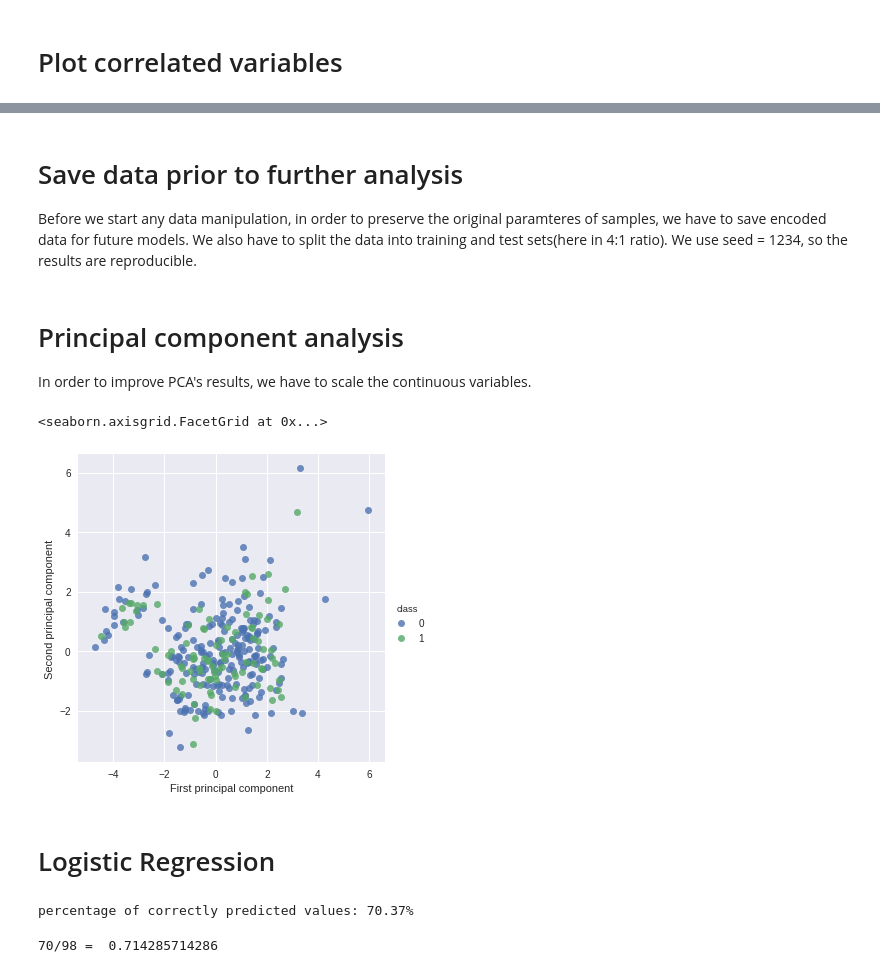
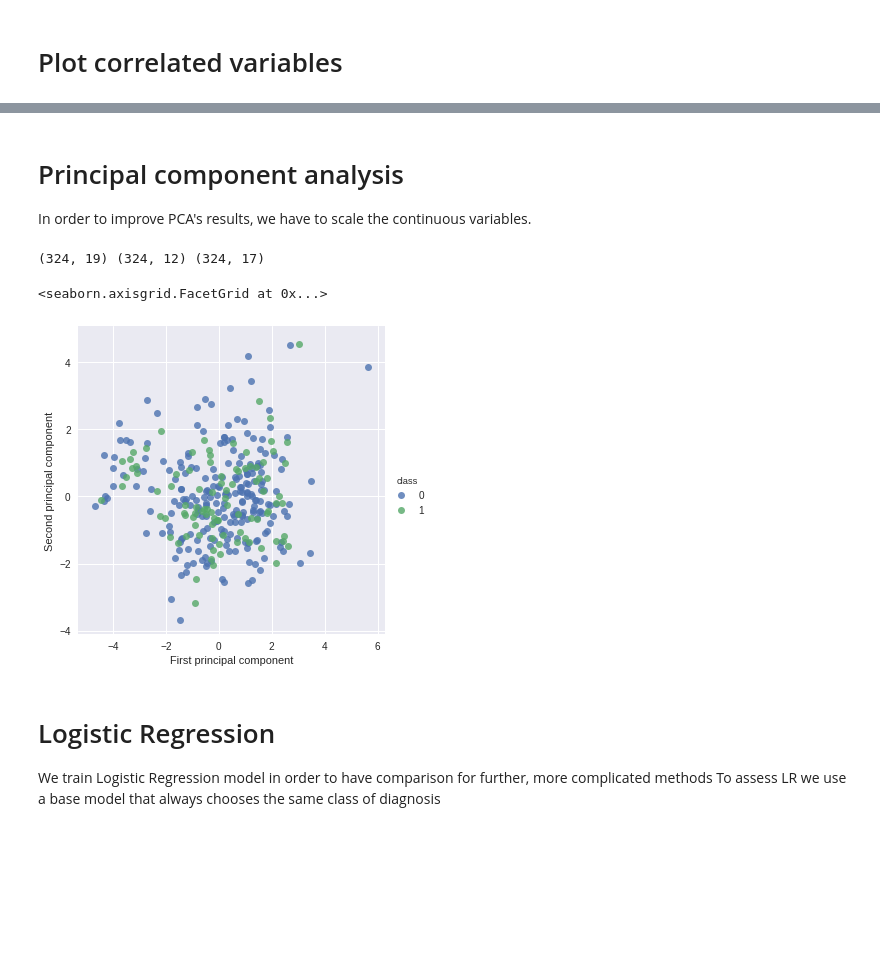
Before and after one commit to cheminfIBB/MM-diagnosis, a Jupyter notebook: Malignant mesothelioma analysis.ipynb, the cells around one changed output, grey strips where cells are left out. Cells and saved outputs as stored; diff of their text form; code cells hidden in the pictures; blank space fills up the shorter version.

Commit message:
Fix issues, add stats for logistic regression

```diff
--- a/Malignant mesothelioma analysis.ipynb
+++ b/Malignant mesothelioma analysis.ipynb
@@ -173,0 +217,10 @@ dtype: float64
+# %%
+enc = OneHotEncoder(sparse=False)
+onehot_X = enc.fit_transform(categorical_non_binary)
+
+temp = np.hstack((onehot_X, categorical_binary, continuous, np.array(data["class of diagnosis"]).reshape(324,1)))
+
+data_encoded = pd.DataFrame(temp)
+encoded_column_names = encoded_non_BIN_names + categoricals_BIN_names + continuous_names + ["class of diagnosis"]
+
+data_encoded.columns = encoded_column_names
@@ -213,31 +255,0 @@ categorical_non_binary = data[categoricals_non_BIN_names]
-# %%
-enc = OneHotEncoder(sparse=False)
-onehot_X = enc.fit_transform(categorical_non_binary)
-
-temp = np.hstack((onehot_X, categorical_binary, continuous))
-
-data_encoded = pd.DataFrame(temp)
-encoded_column_names = ['city_0', 'city_1', 'city_2', 'city_3', 'city_4',
-                        'city_5', 'city_6', 'city_7', 'city_8',
-                        'type of MM_0', 'type of MM_1', 'type of MM_2',
-                        'keep side_0', 'keep side_1', 'keep side_2',
-                        'habit of cigarette_0', 'habit of cigarette_1',
-                        'habit of cigarette_2', 'habit of cigarette_3',
-                        'gender', 'asbestos exposure', 'cytology', 'dyspnoea',
-                        'ache on chest', 'weakness',
-                        'performance status', 'hemoglobin (HGB)', 'dead or not',
-                        'pleural effusion', 'pleural thickness on tomography',
-                        'pleural level of acidity (pH)', 'age',
-                        'duration of asbestos exposure',
-                        'duration of symptoms', 'white blood',
-                        'cell count (WBC)', 'platelet count (PLT)',
-                        'sedimentation', 'blood lactic dehydrogenise (LDH)',
-                        'alkaline phosphatise (ALP)', 'total protein',
-                        'albumin', 'glucose', 'pleural lactic dehydrogenise',
-                        'pleural protein', 'pleural albumin',
-                        'pleural glucose', 'C-reactive protein (CRP)']
-
-data_encoded.columns = encoded_column_names
-# %% [markdown]
-# Save data prior to further analysis
-Before we start any data manipulation, in order to preserve the original paramteres of samples, we have to save encoded data for future models. We also have to split the data into training and test sets(here in 4:1 ratio). We use seed = 1234, so the results are reproducible.
@@ -255,36 +259,23 @@ train.to_csv('train_data.csv', index=False)
 In order to improve PCA's results, we have to scale the continuous variables.
 # %%
 scaler = StandardScaler()
-scaled_cont = scaler.fit_transform(continuous)
-
+scaler.fit(train[continuous_names])
+scaled_cont = scaler.transform(continuous)
+print(onehot_X.shape, categorical_binary.shape, scaled_cont.shape)
 temp = np.hstack((onehot_X, categorical_binary, scaled_cont))
 
 data_encoded = pd.DataFrame(temp)
-data_encoded.columns = encoded_column_names
+data_encoded.columns = encoded_column_names[:-1]
 
 y = data['class of diagnosis']
 pca = PCA(n_components=2)
 reduced_X = pca.fit_transform(data_encoded)
 reduced_dfX = pd.DataFrame(reduced_X, columns=['First principal component',
                                                'Second principal component'])
 reduced_dfX['class'] = data['class of diagnosis']
 sns.lmplot('First principal component', 'Second principal component',
            data=reduced_dfX, hue='class', fit_reg=False)
 # %% [output]
-<seaborn.axisgrid.FacetGrid at 0x...>
+(324, 19) (324, 12) (324, 17)
+<seaborn.axisgrid.FacetGrid at 0x...>
-[figure, old version]
+[figure, new version]
-# %% [markdown]
-# Logistic Regression
-# %%
-from sklearn.linear_model import LogisticRegression
-
-model = LogisticRegression(fit_intercept=False)
-model = model.fit(data_encoded, y)
-
-scores = data['class of diagnosis'].value_counts().as_matrix()
-
-accuracy = scores[0] / sum(scores)
-
-print('percentage of correctly predicted values: {:04.2f}%'.format(accuracy * 100))
-# %% [output]
-percentage of correctly predicted values: 70.37%
@@ -301,5 +282,4 @@ predicted = model2.predict(X_test)
-# %%
-print('{}/{} = '.format(np.sum(y_test == predicted), len(y_test)),
-      np.sum(y_test == predicted) / len(y_test))
-# %% [output]
-70/98 =  0.714285714286
+# %% [markdown]
+# Logistic Regression
+We train Logistic Regression model in order to have comparison for further, more complicated methods
+To assess LR we use a base model that always chooses the same class of diagnosis
```
Also changed, not shown: parts of 23 cells of this notebook.
